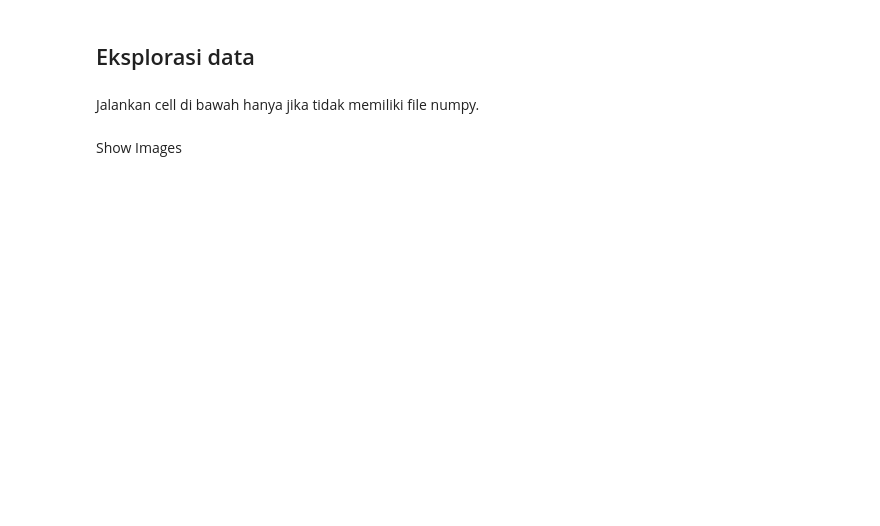
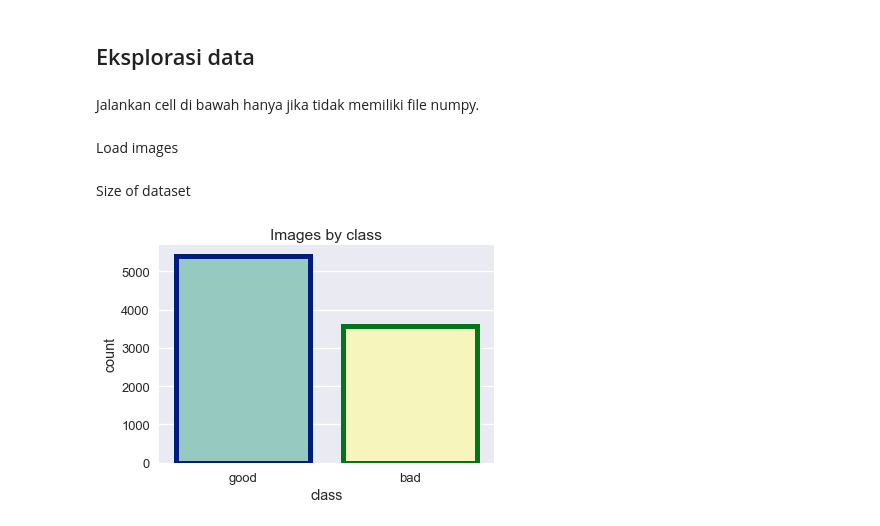
Before and after one commit to nasiahur/TA-InsyaaAllah, a Jupyter notebook: IQA.ipynb, the cells around one changed output. Drawn from its saved outputs; the diff is of its cells as text; code cells hidden in the pictures; blank space fills up the shorter version.

```diff
--- a/IQA.ipynb
+++ b/IQA.ipynb
@@ -42,11 +44,20 @@ for kelas in ['good', 'bad']:
 # %%
 np.save('images.npy', X)
 np.save('labels.npy', y)
-# %% [markdown]
-Show Images
+# %% [markdown]
+Load images
 # %%
 X = np.load('images.npy')
 y = np.load('labels.npy')
+# %% [markdown]
+Size of dataset
+# %%
+sns.countplot(y, linewidth=5, edgecolor=sns.color_palette("dark", 3))
+plt.title('Images by class')
+plt.xlabel('class')
+plt.show()
+# %% [output]
+[figure, added]
 # %%
 fig = plt.figure(figsize=(35,20))
 count = 1
```
Also changed, not shown: parts of 8 cells of this notebook.
